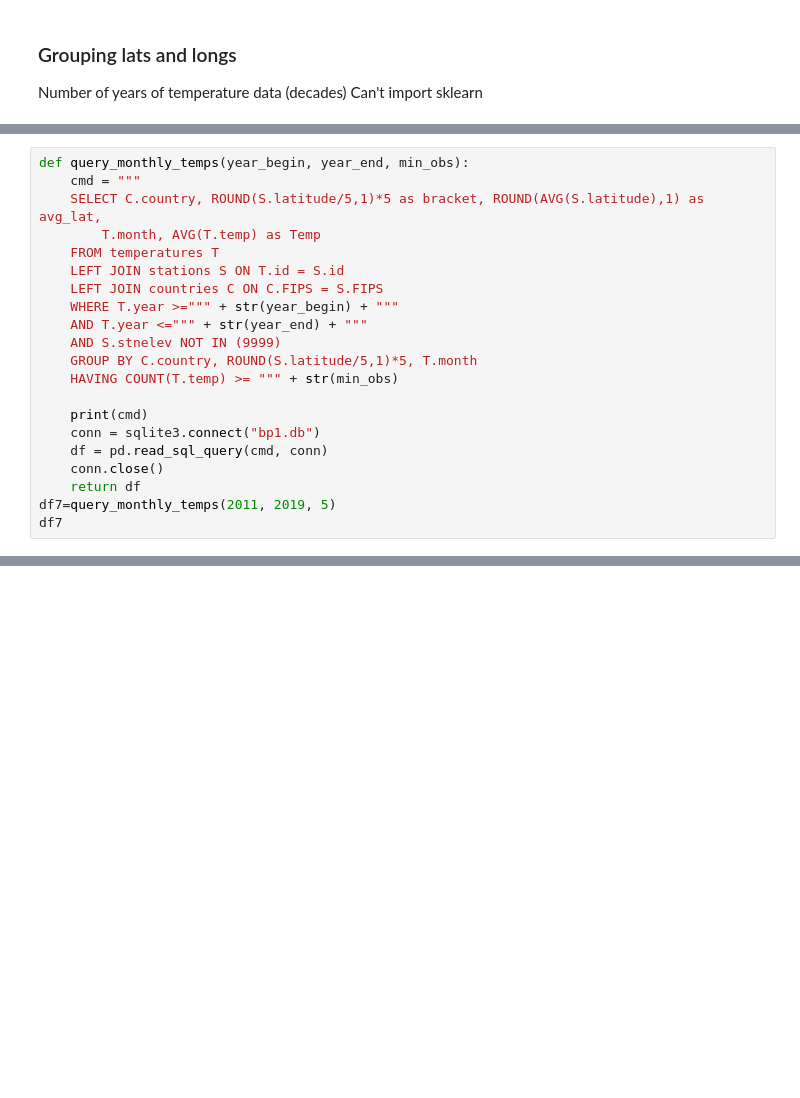
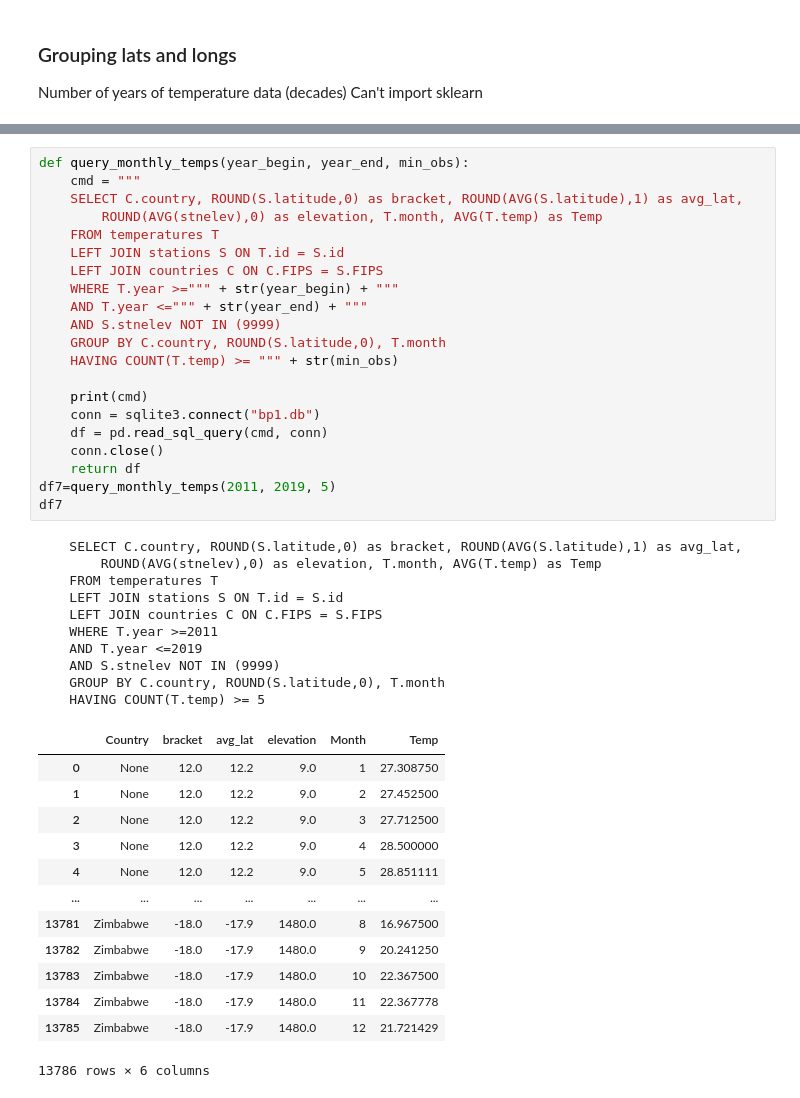
Before and after one commit to evagpm/evagpm.github.io, a Jupyter notebook: notebooks/blog_post_1.ipynb, the cells around one changed output, grey strips where cells are left out. Cells and saved outputs as stored; diff of their text form; blank space fills up the shorter version.

```diff
--- a/notebooks/blog_post_1.ipynb
+++ b/notebooks/blog_post_1.ipynb
@@ -442,21 +329,0 @@ fig.show()
-# %%
-def query_monthly_temps(year_begin, year_end, min_obs):
-    cmd = """
-    SELECT C.country, ROUND(S.latitude/5,1)*5 as bracket, ROUND(AVG(S.latitude),1) as avg_lat,
-        T.month, AVG(T.temp) as Temp
-    FROM temperatures T
-    LEFT JOIN stations S ON T.id = S.id
-    LEFT JOIN countries C ON C.FIPS = S.FIPS
-    WHERE T.year >=""" + str(year_begin) + """
-    AND T.year <=""" + str(year_end) + """
-    AND S.stnelev NOT IN (9999)
-    GROUP BY C.country, ROUND(S.latitude/5,1)*5, T.month
-    HAVING COUNT(T.temp) >= """ + str(min_obs)
-
-    print(cmd)
-    conn = sqlite3.connect("bp1.db")
-    df = pd.read_sql_query(cmd, conn)
-    conn.close()
-    return df
-df7=query_monthly_temps(2011, 2019, 5)
-df7
@@ -521,0 +456,45 @@ fig.show()
+# %%
+def query_monthly_temps(year_begin, year_end, min_obs):
+    cmd = """
+    SELECT C.country, ROUND(S.latitude,0) as bracket, ROUND(AVG(S.latitude),1) as avg_lat,
+        ROUND(AVG(stnelev),0) as elevation, T.month, AVG(T.temp) as Temp
+    FROM temperatures T
+    LEFT JOIN stations S ON T.id = S.id
+    LEFT JOIN countries C ON C.FIPS = S.FIPS
+    WHERE T.year >=""" + str(year_begin) + """
+    AND T.year <=""" + str(year_end) + """
+    AND S.stnelev NOT IN (9999)
+    GROUP BY C.country, ROUND(S.latitude,0), T.month
+    HAVING COUNT(T.temp) >= """ + str(min_obs)
+
+    print(cmd)
+    conn = sqlite3.connect("bp1.db")
+    df = pd.read_sql_query(cmd, conn)
+    conn.close()
+    return df
+df7=query_monthly_temps(2011, 2019, 5)
+df7
+# %% [output]
+    SELECT C.country, ROUND(S.latitude,0) as bracket, ROUND(AVG(S.latitude),1) as avg_lat,
+        ROUND(AVG(stnelev),0) as elevation, T.month, AVG(T.temp) as Temp
+    FROM temperatures T
+    LEFT JOIN stations S ON T.id = S.id
+    LEFT JOIN countries C ON C.FIPS = S.FIPS
+    WHERE T.year >=2011
+    AND T.year <=2019
+    AND S.stnelev NOT IN (9999)
+    GROUP BY C.country, ROUND(S.latitude,0), T.month
+    HAVING COUNT(T.temp) >= 5
+|  | Country | bracket | avg_lat | elevation | Month | Temp |
+| 0 | None | 12.0 | 12.2 | 9.0 | 1 | 27.308750 |
+| 1 | None | 12.0 | 12.2 | 9.0 | 2 | 27.452500 |
+| 2 | None | 12.0 | 12.2 | 9.0 | 3 | 27.712500 |
+| 3 | None | 12.0 | 12.2 | 9.0 | 4 | 28.500000 |
+| 4 | None | 12.0 | 12.2 | 9.0 | 5 | 28.851111 |
+| ... | ... | ... | ... | ... | ... | ... |
+| 13781 | Zimbabwe | -18.0 | -17.9 | 1480.0 | 8 | 16.967500 |
+| 13782 | Zimbabwe | -18.0 | -17.9 | 1480.0 | 9 | 20.241250 |
+| 13783 | Zimbabwe | -18.0 | -17.9 | 1480.0 | 10 | 22.367500 |
+| 13784 | Zimbabwe | -18.0 | -17.9 | 1480.0 | 11 | 22.367778 |
+| 13785 | Zimbabwe | -18.0 | -17.9 | 1480.0 | 12 | 21.721429 |
+13786 rows × 6 columns
```
Also changed, not shown: parts of 51 cells of this notebook.
